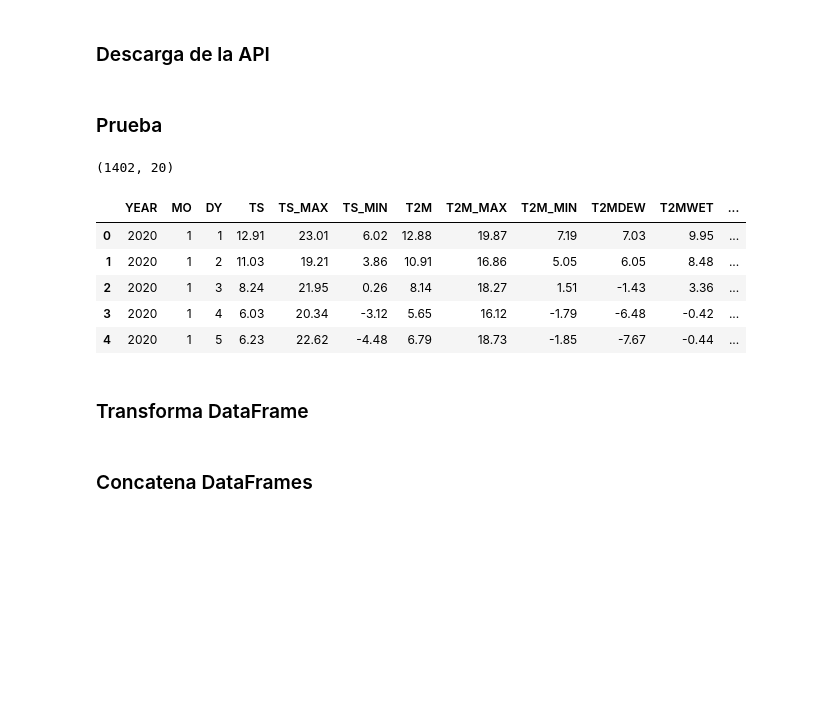
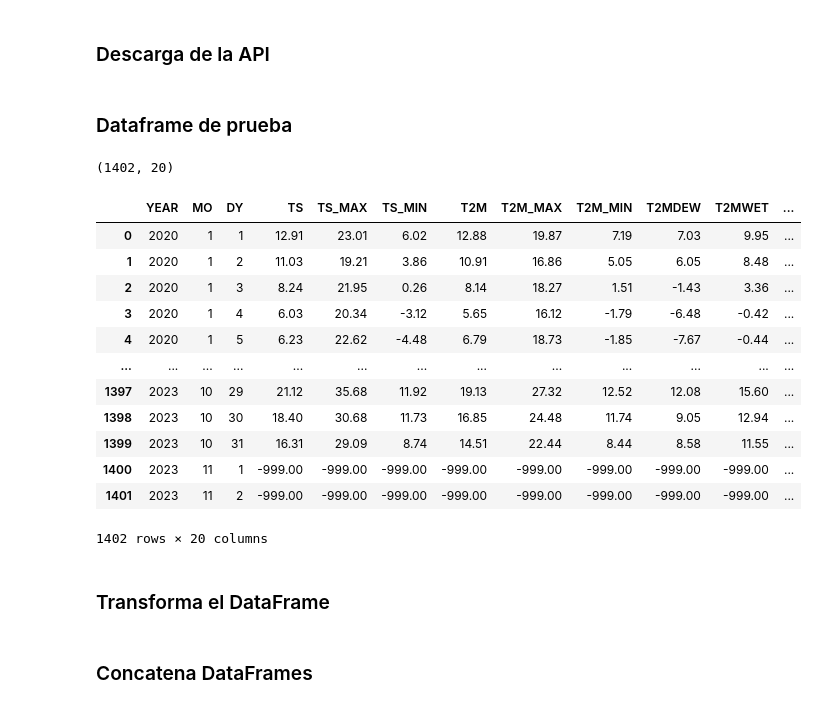
Before and after one commit to ProyectosMCD/RedBAMX, a Jupyter notebook: descarga/Descarga_Datos Climaticos_Municipio_NASA-API.ipynb, the cells around one changed output. Drawn from its saved outputs; the diff is of its cells as text; code cells hidden in the pictures; blank space fills up the shorter version.

```diff
--- a/descarga/Descarga_Datos Climaticos_Municipio_NASA-API.ipynb
+++ b/descarga/Descarga_Datos Climaticos_Municipio_NASA-API.ipynb
@@ -297,26 +329,34 @@ for estado_cve, municipio_cve, municipio_nom, latitude, longitude in zip(coord_m
-# %% [markdown]
-### Prueba
+# %% [markdown]
+### Dataframe de prueba
 # %%
+# Consulta datos del primer archivo CSV de la carpeta de salida a forma de prueba
 archivos_csv = [archivo for archivo in os.listdir(output_municipio_raw) if archivo.endswith('.csv')]
 
 if archivos_csv:
     # Lee el primer archivo CSV de la lista
     primer_archivo = archivos_csv[0]
     ruta_completa_primer_csv = os.path.join(output_municipio_raw, primer_archivo)
     df_test = pd.read_csv(ruta_completa_primer_csv,skiprows=25)
 
 print(df_test.shape)
-df_test.head()
+df_test
 # %% [output]
 (1402, 20)
 |  | YEAR | MO | DY | TS | TS_MAX | TS_MIN | T2M | T2M_MAX | T2M_MIN | T2MDEW | T2MWET | ... |
 | 0 | 2020 | 1 | 1 | 12.91 | 23.01 | 6.02 | 12.88 | 19.87 | 7.19 | 7.03 | 9.95 | ... |
 | 1 | 2020 | 1 | 2 | 11.03 | 19.21 | 3.86 | 10.91 | 16.86 | 5.05 | 6.05 | 8.48 | ... |
 | 2 | 2020 | 1 | 3 | 8.24 | 21.95 | 0.26 | 8.14 | 18.27 | 1.51 | -1.43 | 3.36 | ... |
 | 3 | 2020 | 1 | 4 | 6.03 | 20.34 | -3.12 | 5.65 | 16.12 | -1.79 | -6.48 | -0.42 | ... |
 | 4 | 2020 | 1 | 5 | 6.23 | 22.62 | -4.48 | 6.79 | 18.73 | -1.85 | -7.67 | -0.44 | ... |
+| ... | ... | ... | ... | ... | ... | ... | ... | ... | ... | ... | ... | ... |
+| 1397 | 2023 | 10 | 29 | 21.12 | 35.68 | 11.92 | 19.13 | 27.32 | 12.52 | 12.08 | 15.60 | ... |
+| 1398 | 2023 | 10 | 30 | 18.40 | 30.68 | 11.73 | 16.85 | 24.48 | 11.74 | 9.05 | 12.94 | ... |
+| 1399 | 2023 | 10 | 31 | 16.31 | 29.09 | 8.74 | 14.51 | 22.44 | 8.44 | 8.58 | 11.55 | ... |
+| 1400 | 2023 | 11 | 1 | -999.00 | -999.00 | -999.00 | -999.00 | -999.00 | -999.00 | -999.00 | -999.00 | ... |
+| 1401 | 2023 | 11 | 2 | -999.00 | -999.00 | -999.00 | -999.00 | -999.00 | -999.00 | -999.00 | -999.00 | ... |
+1402 rows × 20 columns
 # %% [markdown]
-### Transforma DataFrame
+### Transforma el DataFrame
 # %%
 # Obtén la lista de archivos CSV en la carpeta
 archivos_csv = [archivo for archivo in os.listdir(output_municipio_raw) if archivo.endswith('.csv')]
```
Also changed, not shown: parts of 15 cells of this notebook.
